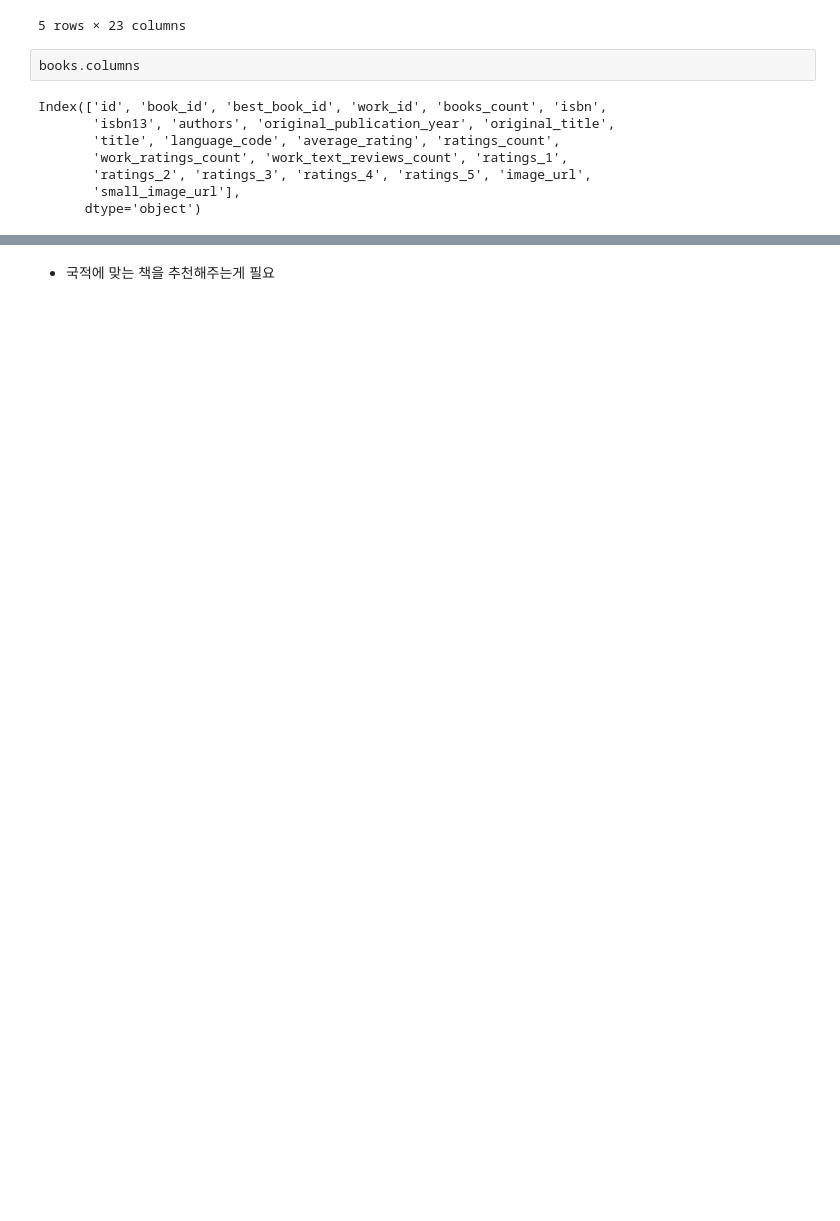
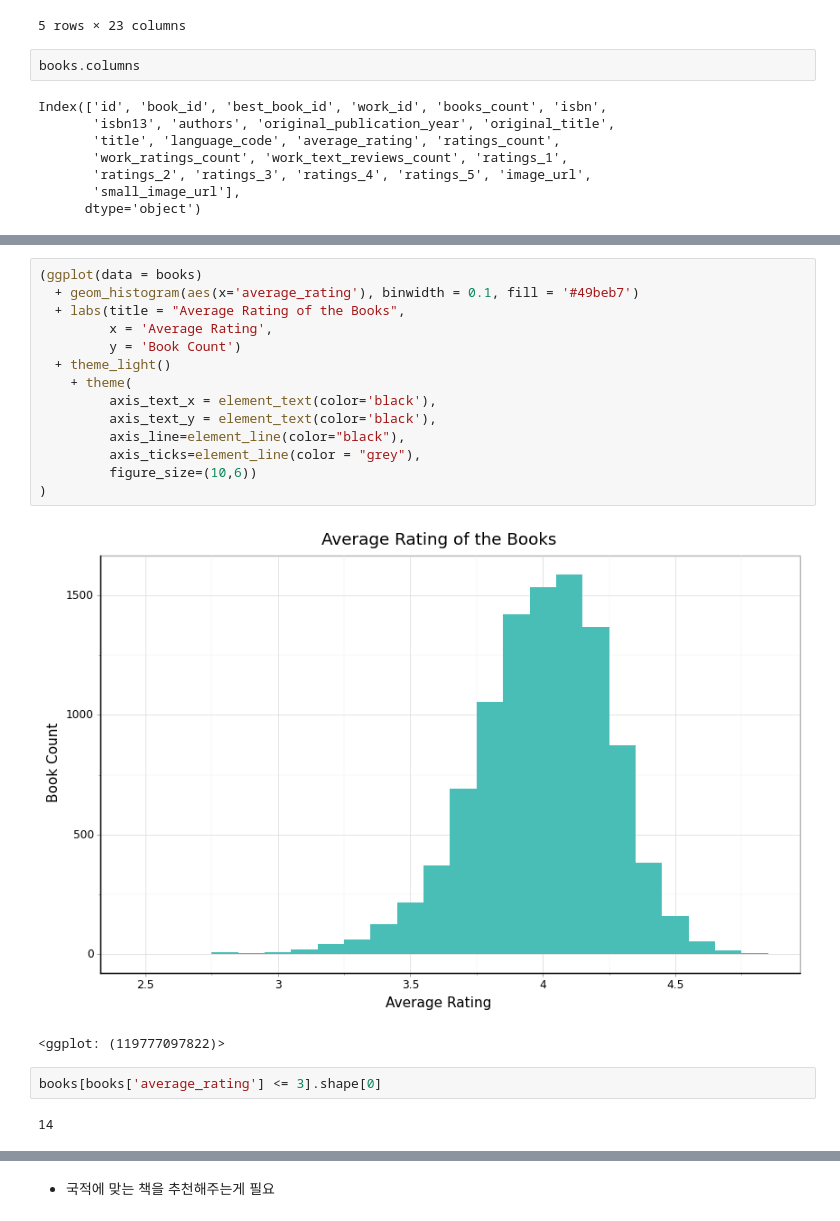
Before and after one commit to choco9966/Recommendation-Tutorial, a Jupyter notebook: 05. 추천시스템 실습하기/1. goodbooks-10k Data Exploratory Analysis .ipynb, the cells around one changed output, grey strips where cells are left out. Drawn from its saved outputs; the diff is of its cells as text; blank space fills up the shorter version.

```diff
--- a/05. 추천시스템 실습하기/1. goodbooks-10k Data Exploratory Analysis .ipynb
+++ b/05. 추천시스템 실습하기/1. goodbooks-10k Data Exploratory Analysis .ipynb
@@ -62,0 +89,21 @@ print("책의 평균 평점:", books['average_rating'].mean())
+# %%
+(ggplot(data = books)
+  + geom_histogram(aes(x='average_rating'), binwidth = 0.1, fill = '#49beb7')
+  + labs(title = "Average Rating of the Books",
+         x = 'Average Rating',
+         y = 'Book Count')
+  + theme_light()
+    + theme(
+         axis_text_x = element_text(color='black'),
+         axis_text_y = element_text(color='black'),
+         axis_line=element_line(color="black"),
+         axis_ticks=element_line(color = "grey"),
+         figure_size=(10,6))
+)
+# %% [output]
+[figure, added]
+<ggplot: (119777097822)>
+# %%
+books[books['average_rating'] <= 3].shape[0]
+# %% [output]
+14
```
Also changed, not shown: parts of 53 cells of this notebook.
